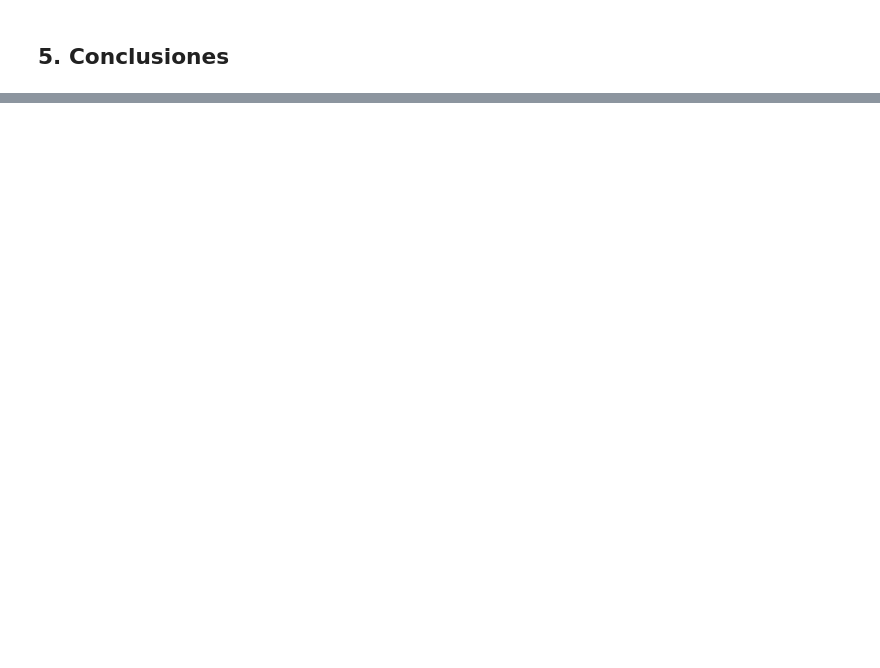
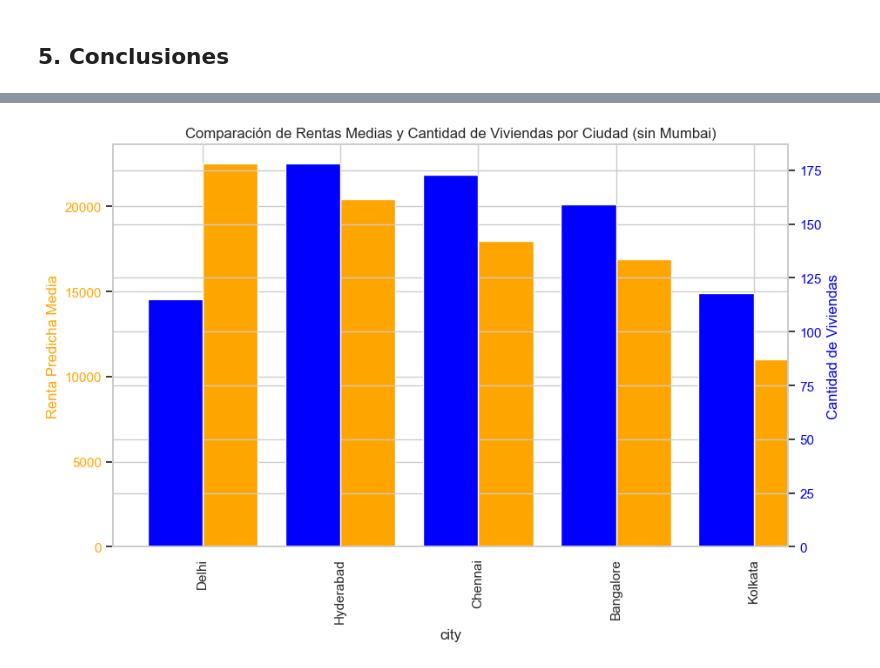
Before and after one commit to FranBretones/house-rent-ml-project, a Jupyter notebook: notebook/main.ipynb, the cells around one changed output, grey strips where cells are left out. Drawn from its saved outputs; the diff is of its cells as text; code cells hidden in the pictures; blank space fills up the shorter version.

```diff
--- a/notebook/main.ipynb
+++ b/notebook/main.ipynb
@@ -949,0 +1752,8 @@ Adicionalmente, el análisis de los "loadings" a través del mapa de calor y la
+# %%
+# Filtramos para excluir Mumbai
+df_sin_mumbai = df_predicciones_completo[df_predicciones_completo['city'] != 'Mumbai']
+
+# Calculamos renta media predicha por ciudad
+renta_media_ciudad = df_sin_mumbai.groupby('city')['Renta_Predicha'].mean().sort_values(ascending=False)
+
+print(renta_media_ciudad)
@@ -949,0 +1788,4 @@ Adicionalmente, el análisis de los "loadings" a través del mapa de calor y la
+# %%
+cantidad_viviendas_ciudad = df_sin_mumbai['city'].value_counts()
+
+print(cantidad_viviendas_ciudad)
@@ -949,0 +1800,18 @@ Adicionalmente, el análisis de los "loadings" a través del mapa de calor y la
+# %%
+import matplotlib.pyplot as plt
+
+fig, ax1 = plt.subplots(figsize=(10,6))
+
+renta_media_ciudad.plot(kind='bar', color='orange', ax=ax1, position=0, width=0.4)
+ax1.set_ylabel('Renta Predicha Media', color='orange')
+ax1.tick_params(axis='y', labelcolor='orange')
+
+ax2 = ax1.twinx()
+cantidad_viviendas_ciudad.loc[renta_media_ciudad.index].plot(kind='bar', color='blue', ax=ax2, position=1, width=0.4)
+ax2.set_ylabel('Cantidad de Viviendas', color='blue')
+ax2.tick_params(axis='y', labelcolor='blue')
+
+plt.title('Comparación de Rentas Medias y Cantidad de Viviendas por Ciudad (sin Mumbai)')
+plt.show()
+# %% [output]
+[figure, added]
```
Also changed, not shown: parts of 50 cells of this notebook, 2 other files.
